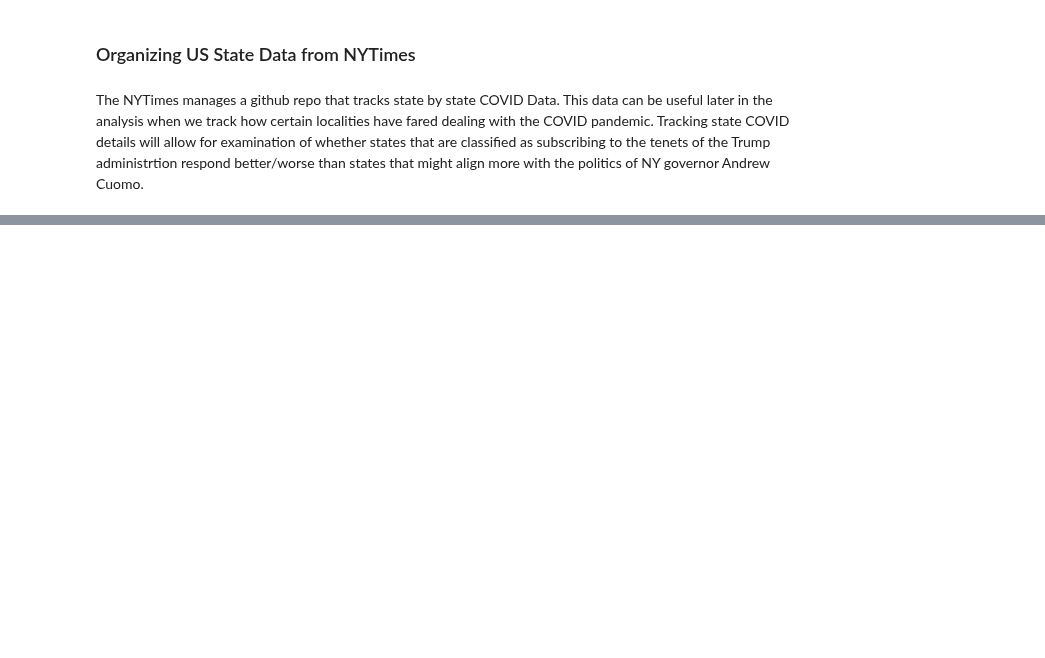
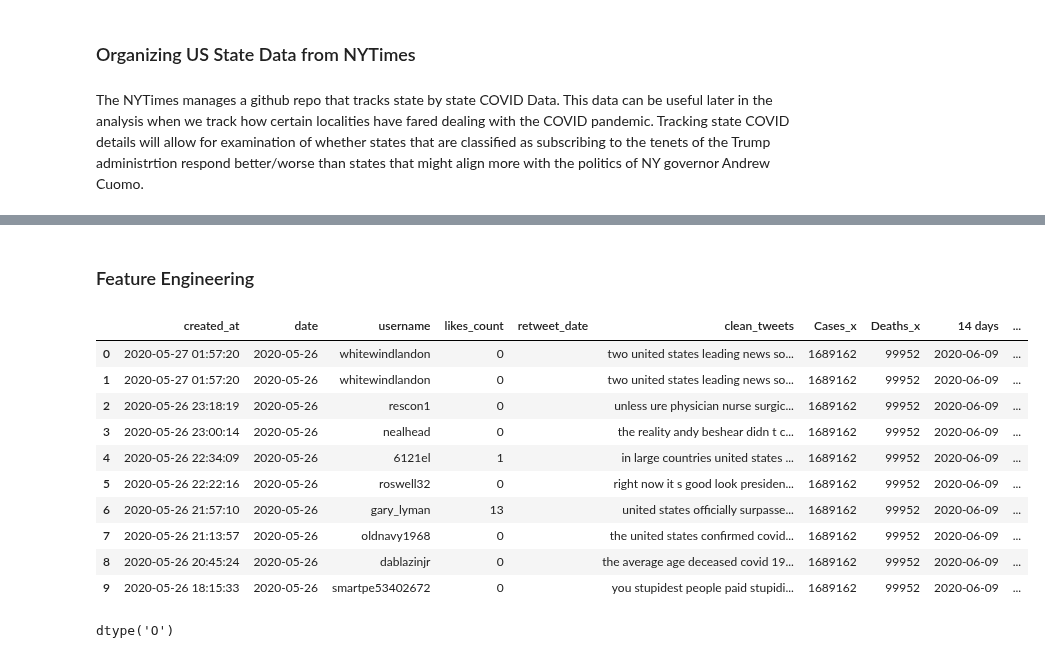
Before and after one commit to jdsmithwes/Capstone-Project, a Jupyter notebook: Covid_notebook_7_14.ipynb, the cells around one changed output, grey strips where cells are left out. Saved outputs shown, nothing was run; the diff lists cells and outputs as text; code cells hidden in the pictures; blank space fills up the shorter version.

```diff
--- a/Covid_notebook_7_14.ipynb
+++ b/Covid_notebook_7_14.ipynb
@@ -304,0 +321,38 @@ Sentiment_Tweet_df.rename(columns={'Cases_x':'Cases@Tweet','Deaths_x':'Deaths@Tw
+# %%
+# adding columns for Case & Death growth rates
+
+#Sentiment_Tweet_df.columns
+
+
+#Growth rate for case and death for tweet date to 48 days
+Sentiment_Tweet_df['Total Case Growth'] = (Sentiment_Tweet_df['Cases']-Sentiment_Tweet_df['Cases_x'])/Sentiment_Tweet_df['Cases_x']
+Sentiment_Tweet_df['Total Death Growth'] = (Sentiment_Tweet_df['Deaths']-Sentiment_Tweet_df['Deaths_x'])/Sentiment_Tweet_df['Deaths_y']
+
+#Lethality measure: how many deaths as proportion of cases
+Sentiment_Tweet_df['Lethality_48'] = (Sentiment_Tweet_df['Deaths']/Sentiment_Tweet_df['Cases'])
+Sentiment_Tweet_df['Lethality_24'] = (Sentiment_Tweet_df['Deaths_y']/Sentiment_Tweet_df['Cases_y'])
+Sentiment_Tweet_df['Lethality_dayof'] = (Sentiment_Tweet_df['Deaths_x']/Sentiment_Tweet_df['Cases_x'])
+# %% [markdown]
+### Feature Engineering
+# %%
+#Sorting Dataframe by date
+Sentiment_Tweet_df.sort_values(by= 'date', ascending=True)
+Sentiment_Tweet_df = Sentiment_Tweet_df.round(decimals=3)
+Sentiment_Tweet_df.head(10)
+# %% [output]
+|  | created_at | date | username | likes_count | retweet_date | clean_tweets | Cases_x | Deaths_x | 14 days | ... |
+| 0 | 2020-05-27 01:57:20 | 2020-05-26 | whitewindlandon | 0 |  | two united states leading news so... | 1689162 | 99952 | 2020-06-09 | ... |
+| 1 | 2020-05-27 01:57:20 | 2020-05-26 | whitewindlandon | 0 |  | two united states leading news so... | 1689162 | 99952 | 2020-06-09 | ... |
+| 2 | 2020-05-26 23:18:19 | 2020-05-26 | rescon1 | 0 |  | unless ure physician nurse surgic... | 1689162 | 99952 | 2020-06-09 | ... |
+| 3 | 2020-05-26 23:00:14 | 2020-05-26 | nealhead | 0 |  | the reality andy beshear didn t c... | 1689162 | 99952 | 2020-06-09 | ... |
+| 4 | 2020-05-26 22:34:09 | 2020-05-26 | 6121el | 1 |  | in large countries united states ... | 1689162 | 99952 | 2020-06-09 | ... |
+| 5 | 2020-05-26 22:22:16 | 2020-05-26 | roswell32 | 0 |  | right now it s good look presiden... | 1689162 | 99952 | 2020-06-09 | ... |
+| 6 | 2020-05-26 21:57:10 | 2020-05-26 | gary_lyman | 13 |  | united states officially surpasse... | 1689162 | 99952 | 2020-06-09 | ... |
+| 7 | 2020-05-26 21:13:57 | 2020-05-26 | oldnavy1968 | 0 |  | the united states confirmed covid... | 1689162 | 99952 | 2020-06-09 | ... |
+| 8 | 2020-05-26 20:45:24 | 2020-05-26 | dablazinjr | 0 |  | the average age deceased covid 19... | 1689162 | 99952 | 2020-06-09 | ... |
+| 9 | 2020-05-26 18:15:33 | 2020-05-26 | smartpe53402672 | 0 |  | you stupidest people paid stupidi... | 1689162 | 99952 | 2020-06-09 | ... |
+# %%
+Sentiment_Tweet_df['Sentiment'].dtypes
+Sentiment_Tweet_df['Sentiment'] = Sentiment_Tweet_df['Sentiment'].ast
+# %% [output]
+dtype('O')
```
Also changed, not shown: parts of 11 cells of this notebook.
